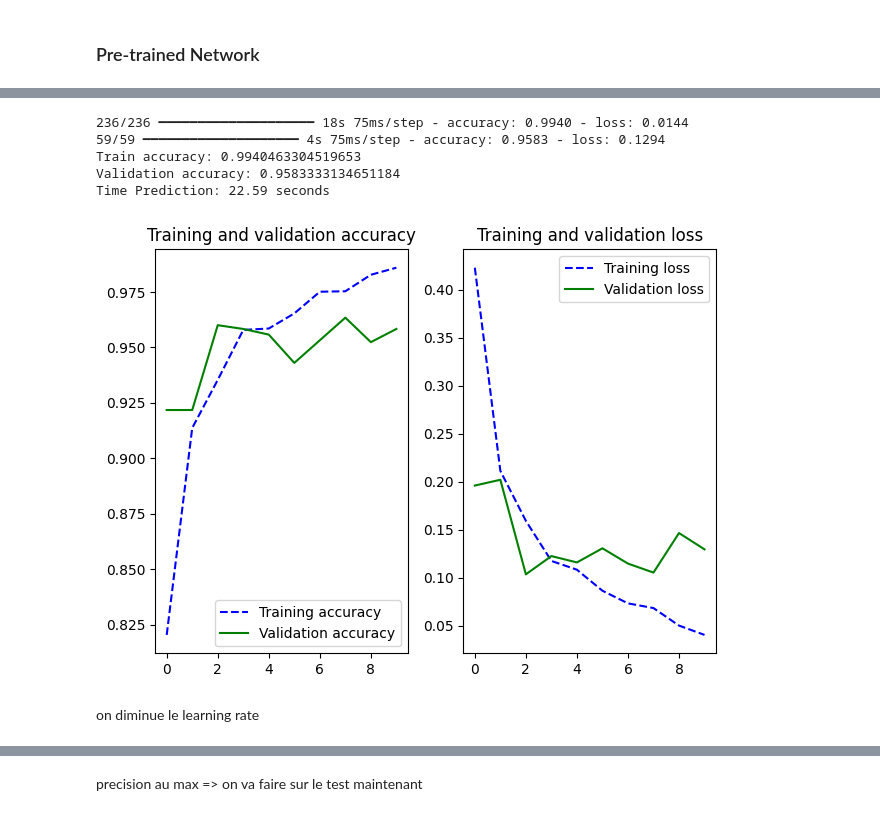
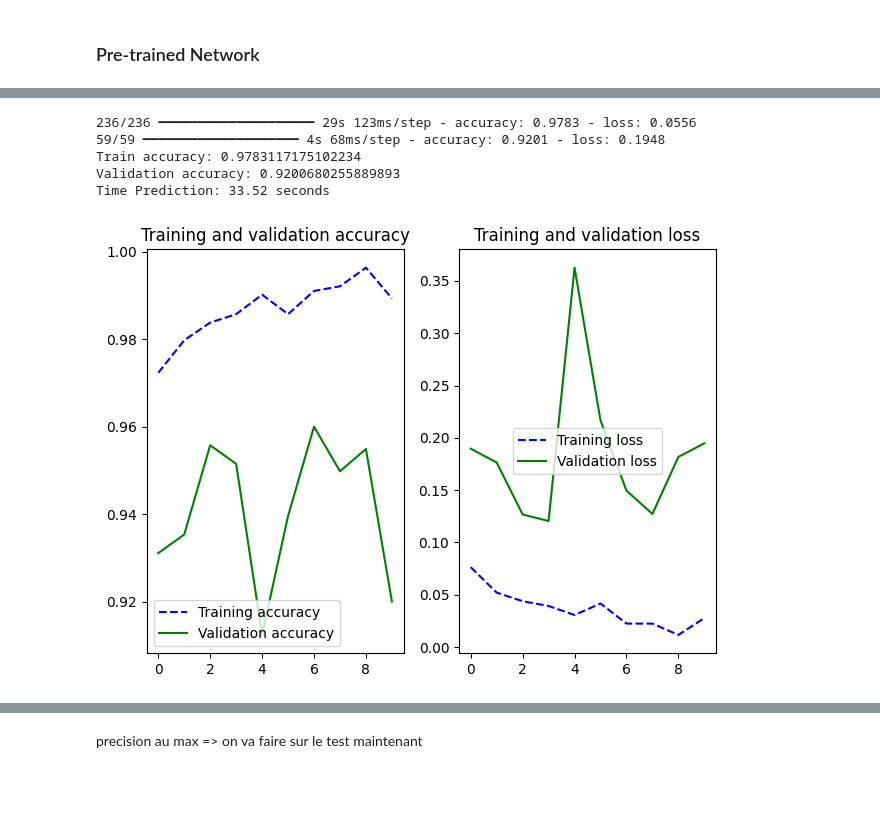
Before and after one commit to albanevergnes/HDDL, a Jupyter notebook: Rapport_Projet1.ipynb, the cells around one changed output, grey strips where cells are left out. Drawn from its saved outputs; the diff is of its cells as text; code cells hidden in the pictures; blank space fills up the shorter version.

Commit message:
VGG16 et fine tunning

```diff
--- a/Rapport_Projet1.ipynb
+++ b/Rapport_Projet1.ipynb
@@ -923,3 +935,19 @@ Model: "VGG16_Transfer"
 # %%
-vgg_combined_history,t_learning_vgg_combined_augmented = Entrainement(vgg_combined_fine,train_gen_aug)
+epochs = 10
+
+vgg_combined.compile(
+    loss = 'binary_crossentropy',
+    optimizer = Adam(learning_rate=1e-4), # Reduced learning rates to avoid smashing everything and risking overfitting
+    metrics = ['accuracy']
+)
+
+t_learning_vgg_combined_tuned = time.time()
+vgg_combined_tuned_history = vgg_combined.fit(
+    train_gen_aug,
+    validation_data = val_generator,
+    epochs = epochs
+)
+t_learning_vgg_combined_tuned = time.time() - t_learning_vgg_combined_tuned
+
+print("Learning time for %d epochs : %d seconds" % (epochs, t_learning_vgg_combined_tuned))
 # %% [output]
@@ -943,11 +971,19 @@ Learning time for 10 epochs : 346 seconds
 # %%
-t_prediction_cnn_data_augmented = Analyse_resultats(vgg_combined_fine,vgg_combined_history)
+t_prediction_vgg_combined_tuned = time.time()
+
+score_vgg_combined_tuned_train = vgg_combined.evaluate(train_gen_aug)
+score_vgg_combined_tuned_validation = vgg_combined.evaluate(val_generator)
+
+t_prediction_vgg_combined_tuned = time.time() - t_prediction_vgg_combined_tuned
+
+print('Train accuracy:', score_vgg_combined_tuned_train[1])
+print('Validation accuracy:', score_vgg_combined_tuned_validation[1])
+print("Time Prediction: %.2f seconds" % t_prediction_vgg_combined_tuned )
+plot_training_analysis(vgg_combined_tuned_history)
 # %% [output]
-236/236 ━━━━━━━━━━━━━━━━━━━━ 18s 75ms/step - accuracy: 0.9940 - loss: 0.0144
-59/59 ━━━━━━━━━━━━━━━━━━━━ 4s 75ms/step - accuracy: 0.9583 - loss: 0.1294
-Train accuracy: 0.9940463304519653
-Validation accuracy: 0.9583333134651184
-Time Prediction: 22.59 seconds
+236/236 ━━━━━━━━━━━━━━━━━━━━ 29s 123ms/step - accuracy: 0.9783 - loss: 0.0556
+59/59 ━━━━━━━━━━━━━━━━━━━━ 4s 68ms/step - accuracy: 0.9201 - loss: 0.1948
+Train accuracy: 0.9783117175102234
+Validation accuracy: 0.9200680255889893
+Time Prediction: 33.52 seconds
-[figure, old version]
+[figure, new version]
-# %% [markdown]
-on diminue le learning rate
```
Also changed, not shown: parts of 22 cells of this notebook.
